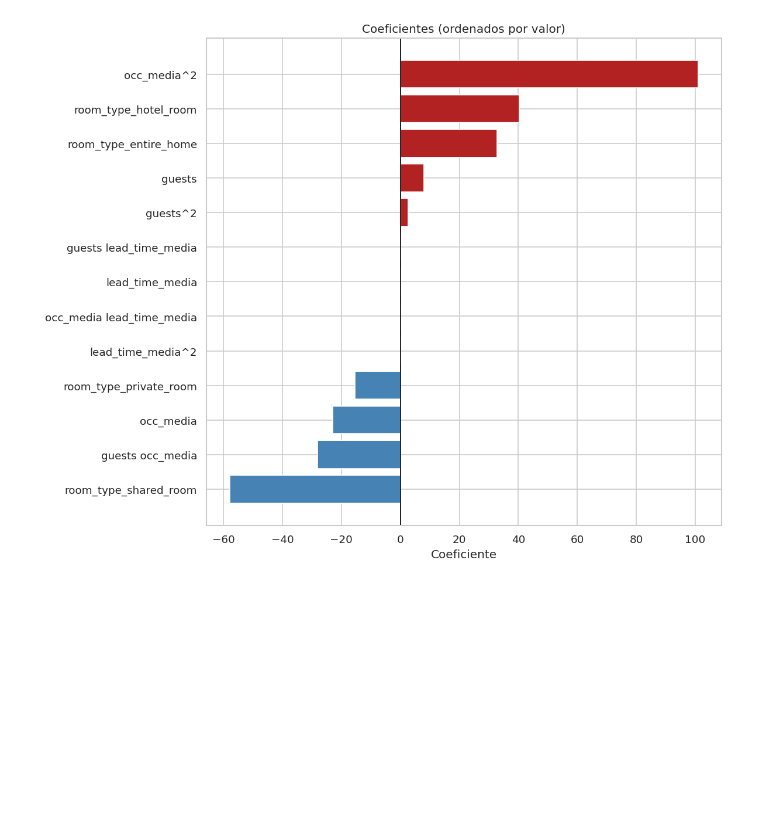
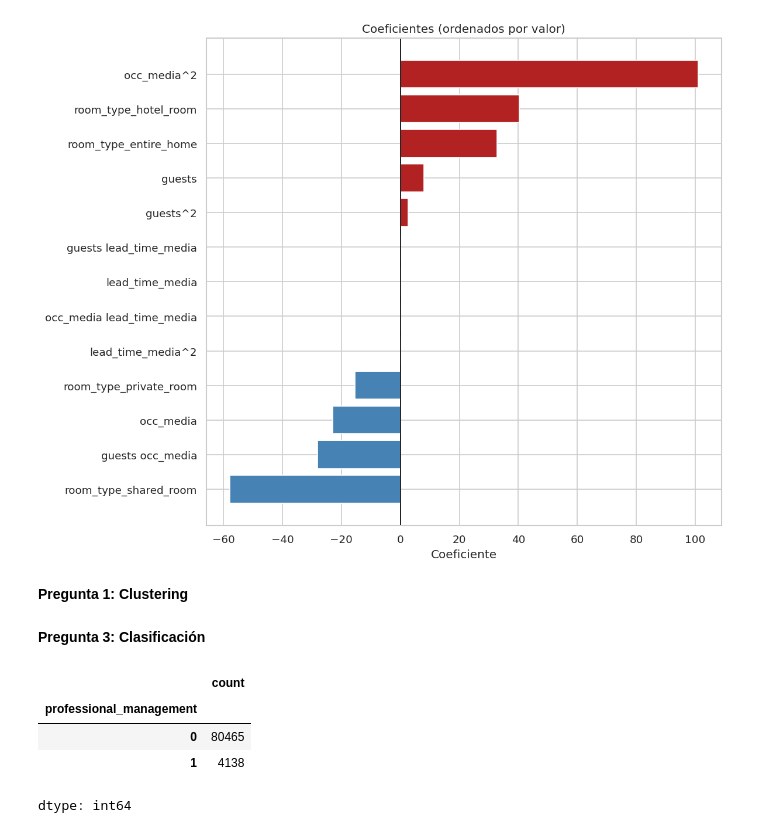
Before and after one commit to Rajevic-0/Proyecto-Mineria-De-Datos, a Jupyter notebook: Notebooks/Hito_1.ipynb, the cells around one changed output. Cells and saved outputs as stored; diff of their text form; code cells hidden in the pictures; blank space fills up the shorter version.

```diff
--- a/Notebooks/Hito_1.ipynb
+++ b/Notebooks/Hito_1.ipynb
@@ -666,3 +668,18 @@ plt.show()
 | room_type_shared_room | -57.838524 |
 dtype: float64
 [figure]
+# %% [markdown]
+**Pregunta 1: Clustering**
+# %% [markdown]
+**Pregunta 3: Clasificación**
+# %%
+class_columns = ['professional_management', 'revenue_total', 'occ_std', 'lead_time_media', 'rate_std', 'rating_overall'. 'city']
+
+df_class = df_full[class_columns].copy()
+df_class['professional_management'].value_counts()
+# %% [output]
+|  | count |
+| professional_management |  |
+| 0 | 80465 |
+| 1 | 4138 |
+dtype: int64
```
Also changed, not shown: parts of 6 cells of this notebook.
